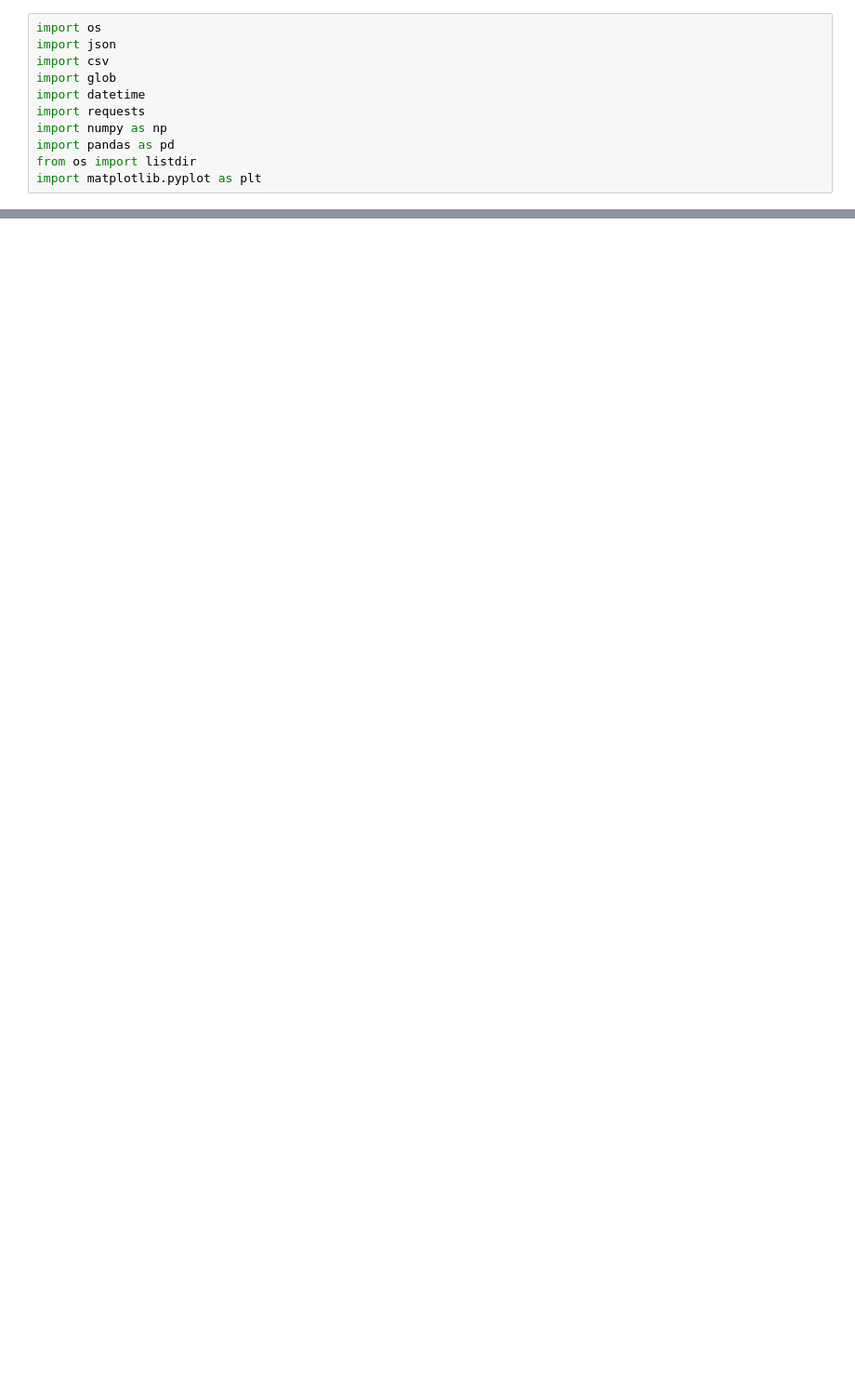
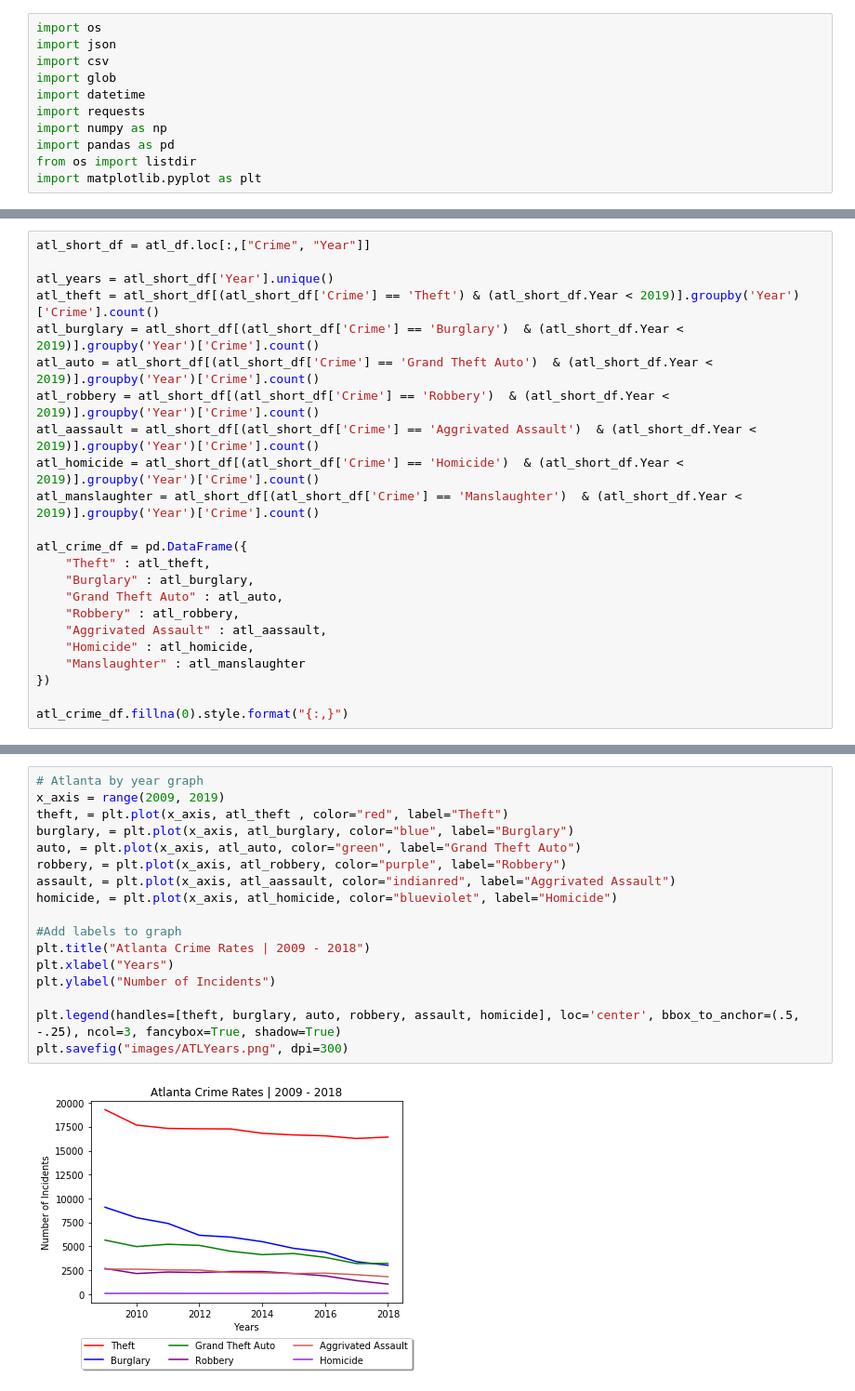
Before and after one commit to PatrickHennessey/GroupPoject01File, a Jupyter notebook: patrick_stuff/atl_min.ipynb, the cells around one changed output, grey strips where cells are left out. Shown at 93% size. Saved outputs shown, nothing was run; the diff lists cells and outputs as text; blank space fills up the shorter version.

```diff
--- a/patrick_stuff/atl_min.ipynb
+++ b/patrick_stuff/atl_min.ipynb
@@ -78,0 +50,23 @@ Name: Crime, dtype: int64
+# %%
+atl_short_df = atl_df.loc[:,["Crime", "Year"]]
+
+atl_years = atl_short_df['Year'].unique()
+atl_theft = atl_short_df[(atl_short_df['Crime'] == 'Theft') & (atl_short_df.Year < 2019)].groupby('Year')['Crime'].count()
+atl_burglary = atl_short_df[(atl_short_df['Crime'] == 'Burglary')  & (atl_short_df.Year < 2019)].groupby('Year')['Crime'].count()
+atl_auto = atl_short_df[(atl_short_df['Crime'] == 'Grand Theft Auto')  & (atl_short_df.Year < 2019)].groupby('Year')['Crime'].count()
+atl_robbery = atl_short_df[(atl_short_df['Crime'] == 'Robbery')  & (atl_short_df.Year < 2019)].groupby('Year')['Crime'].count()
+atl_aassault = atl_short_df[(atl_short_df['Crime'] == 'Aggrivated Assault')  & (atl_short_df.Year < 2019)].groupby('Year')['Crime'].count()
+atl_homicide = atl_short_df[(atl_short_df['Crime'] == 'Homicide')  & (atl_short_df.Year < 2019)].groupby('Year')['Crime'].count()
+atl_manslaughter = atl_short_df[(atl_short_df['Crime'] == 'Manslaughter')  & (atl_short_df.Year < 2019)].groupby('Year')['Crime'].count()
+
+atl_crime_df = pd.DataFrame({
+    "Theft" : atl_theft,
+    "Burglary" : atl_burglary,
+    "Grand Theft Auto" : atl_auto,
+    "Robbery" : atl_robbery,
+    "Aggrivated Assault" : atl_aassault,
+    "Homicide" : atl_homicide,
+    "Manslaughter" : atl_manslaughter
+})
+
+atl_crime_df.fillna(0).style.format("{:,}")
@@ -78,0 +86,19 @@ Name: Crime, dtype: int64
+# %%
+# Atlanta by year graph
+x_axis = range(2009, 2019)
+theft, = plt.plot(x_axis, atl_theft , color="red", label="Theft")
+burglary, = plt.plot(x_axis, atl_burglary, color="blue", label="Burglary")
+auto, = plt.plot(x_axis, atl_auto, color="green", label="Grand Theft Auto")
+robbery, = plt.plot(x_axis, atl_robbery, color="purple", label="Robbery")
+assault, = plt.plot(x_axis, atl_aassault, color="indianred", label="Aggrivated Assault")
+homicide, = plt.plot(x_axis, atl_homicide, color="blueviolet", label="Homicide")
+
+#Add labels to graph
+plt.title("Atlanta Crime Rates | 2009 - 2018")
+plt.xlabel("Years")
+plt.ylabel("Number of Incidents")
+
+plt.legend(handles=[theft, burglary, auto, robbery, assault, homicide], loc='center', bbox_to_anchor=(.5, -.25), ncol=3, fancybox=True, shadow=True)
+plt.savefig("images/ATLYears.png", dpi=300)
+# %% [output]
+[figure, added]
```
Also changed, not shown: parts of 38 cells of this notebook, 31 other files.
